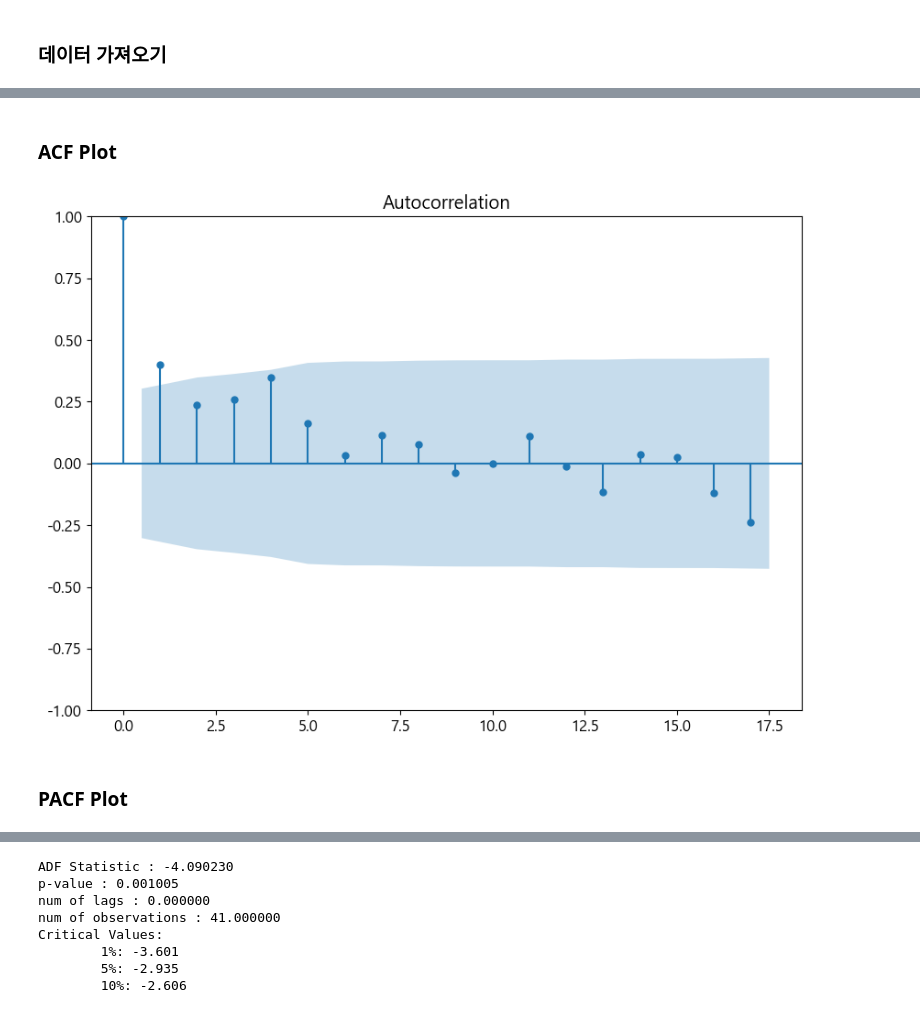
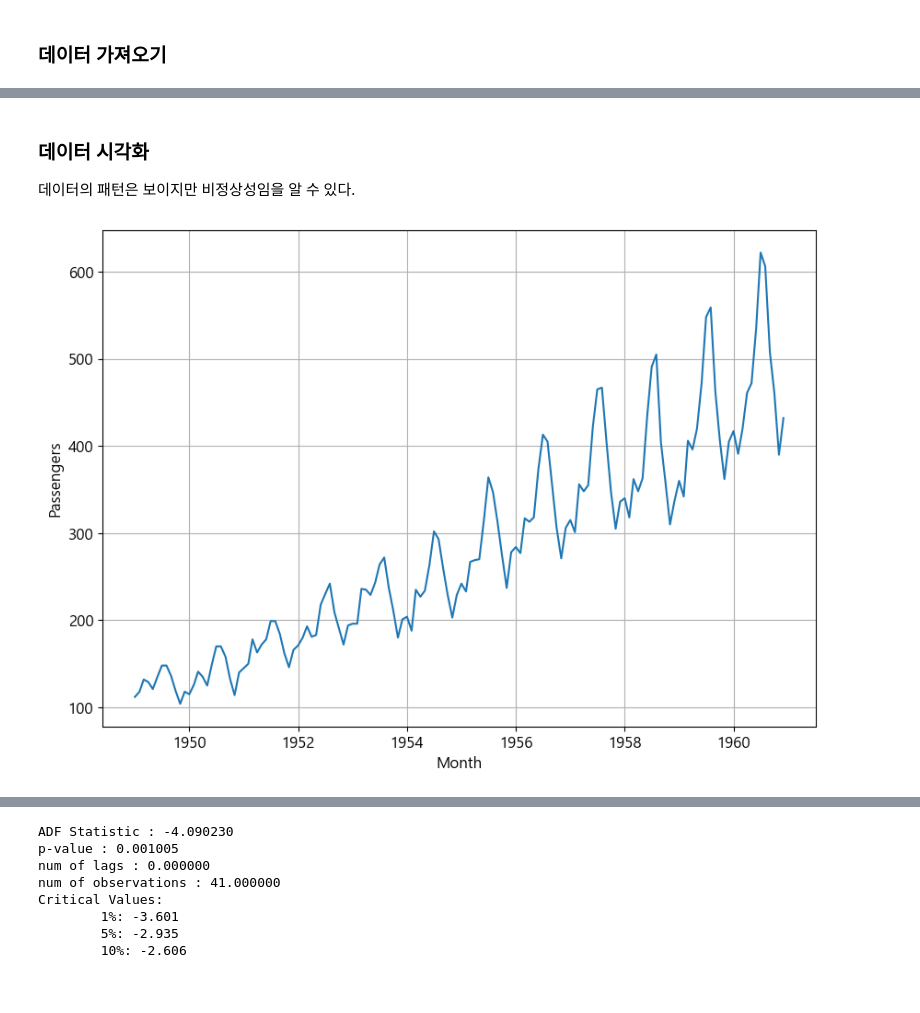
Before and after one commit to Jeeunun/Data_analysis_education_Closed, a Jupyter notebook: data_analysis/E.확증적_데이터_분석/06_시계열분석/03_시계열분석(정석).ipynb, the cells around one changed output, grey strips where cells are left out. Saved outputs shown, nothing was run; the diff lists cells and outputs as text; code cells hidden in the pictures.

```diff
--- a/data_analysis/E.확증적_데이터_분석/06_시계열분석/03_시계열분석(정석).ipynb
+++ b/data_analysis/E.확증적_데이터_분석/06_시계열분석/03_시계열분석(정석).ipynb
@@ -44,5 +47,5 @@ import sys
 # %% [markdown]
 ### 데이터 가져오기
 # %%
-df = read_excel("https://data.hossam.kr/E06/kings.xlsx")
+df = read_excel("https://data.hossam.kr/E06/air_passengers.xlsx")
 df
@@ -69,10 +75,12 @@ plt.rcParams['axes.unicode_minus'] = False
-# %% [markdown]
-### ACF Plot
+# %% [markdown]
+### 데이터 시각화
+
+데이터의 패턴은 보이지만 비정상성임을 알 수 있다.
 # %%
-plot_acf(df)
+plt.figure()
+sb.lineplot(data=df, y='Passengers', x='Month')
+plt.grid()
 plt.show()
 plt.close()
 # %% [output]
-[figure, old version]
+[figure, new version]
-# %% [markdown]
-### PACF Plot
```
Also changed, not shown: parts of 43 cells of this notebook.
